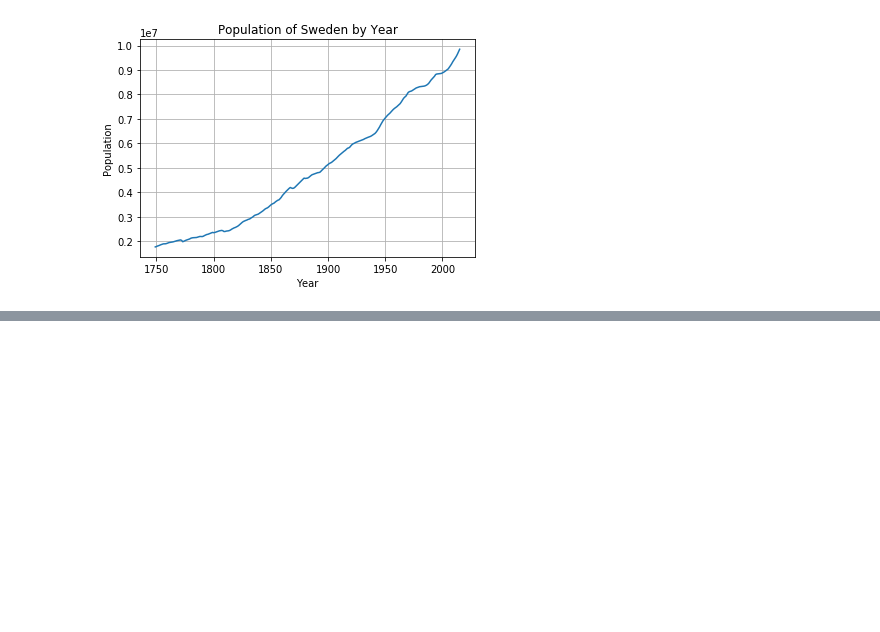
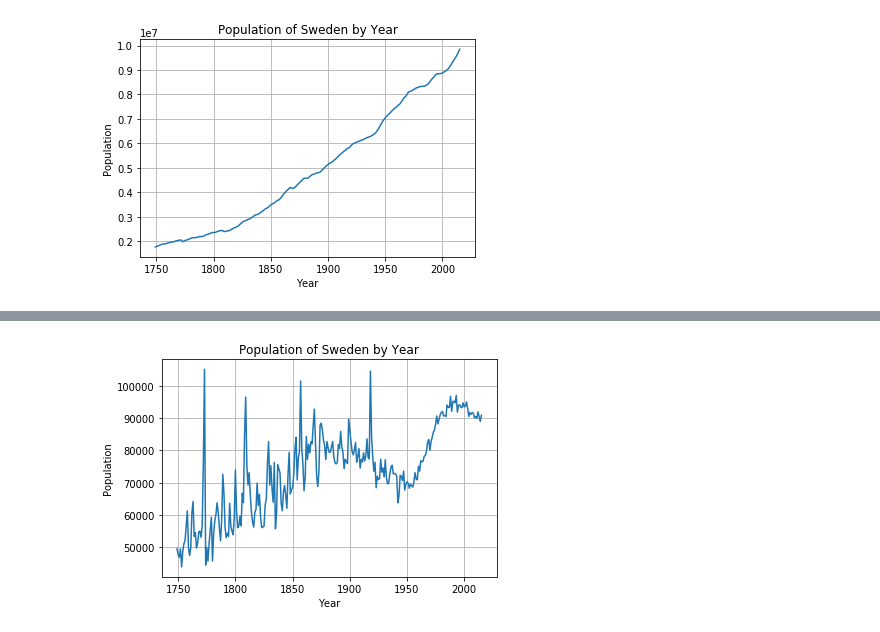
Before and after one commit to ds-modules/HIST-160, a Jupyter notebook: graph_sweden.ipynb, the cells around one changed output, grey strips where cells are left out. Cells and saved outputs as stored; diff of their text form; code cells hidden in the pictures; blank space fills up the shorter version.

```diff
--- a/graph_sweden.ipynb
+++ b/graph_sweden.ipynb
@@ -88,0 +104,10 @@ plt.show()
+# %%
+plt.plot(x_axis, y_new2)
+plt.xlabel('Year')
+plt.ylabel('Population')
+plt.title('Population of Sweden by Year')
+plt.grid(True)
+
+plt.show()
+# %% [output]
+[figure, added]
```
Also changed, not shown: parts of 6 cells of this notebook.
